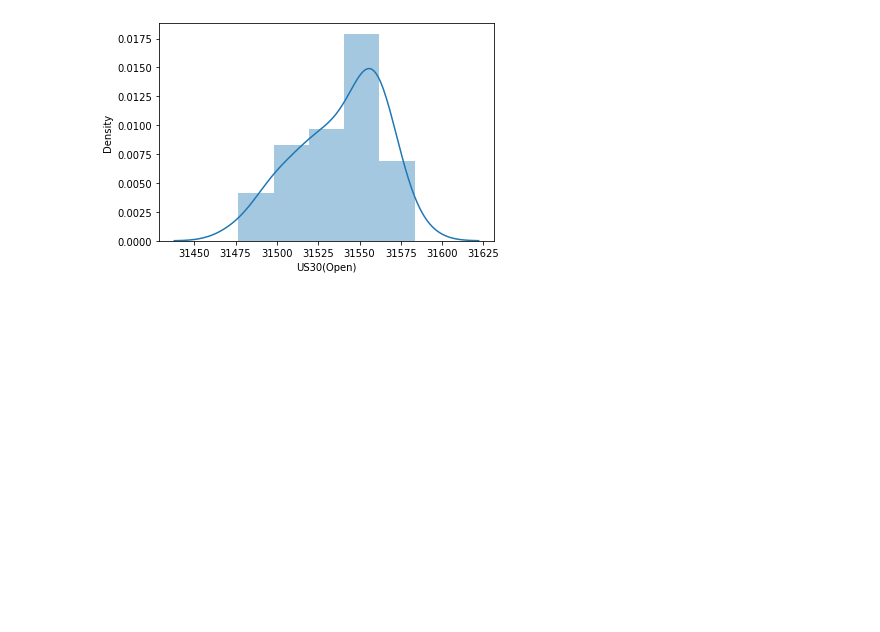
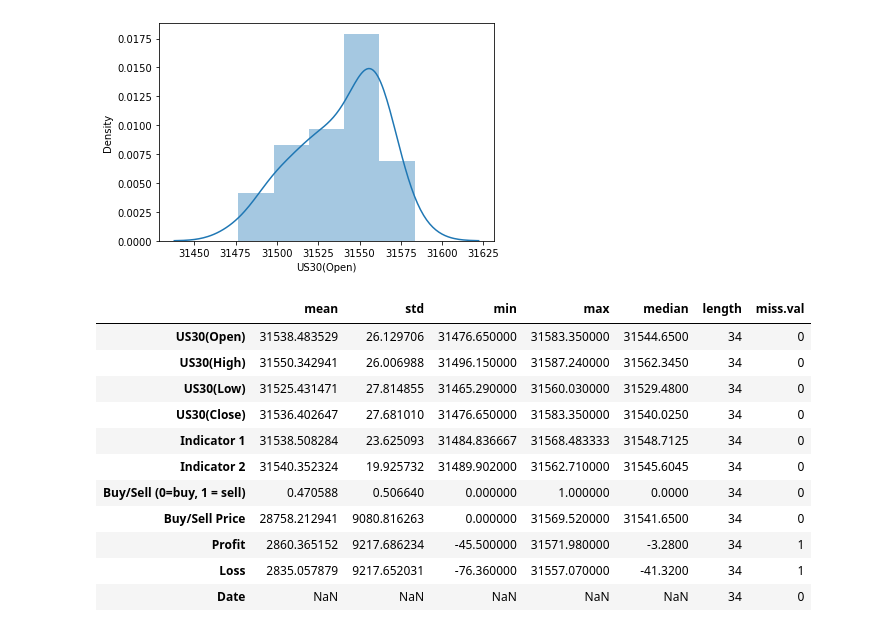
Before and after one commit to Mahmoudsabry3/Notebooks, a Jupyter notebook: Pipeline.ipynb, the cells around one changed output. Drawn from its saved outputs; the diff is of its cells as text; code cells hidden in the pictures; blank space fills up the shorter version.

```diff
--- a/Pipeline.ipynb
+++ b/Pipeline.ipynb
@@ -47,0 +50,25 @@ sns.distplot(df['US30(Open)'],kde=True);
+# %%
+median = df.median()
+length = df.isna().sum() + df.count()
+miss_val= df.isna().sum()
+# %%
+df2 = pd.concat([median,length,miss_val], axis=1,ignore_index= False)
+# %%
+df_final = pd.concat([dfmod,df2], axis=1,ignore_index= False,names=['sdds','dsddsds','0dds','dssdsds','sdkklks','sdsdsd'])
+# %%
+df_final.rename(columns= {0:'median',1:'length',2:'miss.val'},inplace=True)
+# %%
+df_final
+# %% [output]
+|  | mean | std | min | max | median | length | miss.val |
+| US30(Open) | 31538.483529 | 26.129706 | 31476.650000 | 31583.350000 | 31544.6500 | 34 | 0 |
+| US30(High) | 31550.342941 | 26.006988 | 31496.150000 | 31587.240000 | 31562.3450 | 34 | 0 |
+| US30(Low) | 31525.431471 | 27.814855 | 31465.290000 | 31560.030000 | 31529.4800 | 34 | 0 |
+| US30(Close) | 31536.402647 | 27.681010 | 31476.650000 | 31583.350000 | 31540.0250 | 34 | 0 |
+| Indicator 1 | 31538.508284 | 23.625093 | 31484.836667 | 31568.483333 | 31548.7125 | 34 | 0 |
+| Indicator 2 | 31540.352324 | 19.925732 | 31489.902000 | 31562.710000 | 31545.6045 | 34 | 0 |
+| Buy/Sell (0=buy, 1 = sell) | 0.470588 | 0.506640 | 0.000000 | 1.000000 | 0.0000 | 34 | 0 |
+| Buy/Sell Price | 28758.212941 | 9080.816263 | 0.000000 | 31569.520000 | 31541.6500 | 34 | 0 |
+| Profit | 2860.365152 | 9217.686234 | -45.500000 | 31571.980000 | -3.2800 | 34 | 1 |
+| Loss | 2835.057879 | 9217.652031 | -76.360000 | 31557.070000 | -41.3200 | 34 | 1 |
+| Date | NaN | NaN | NaN | NaN | NaN | 34 | 0 |
```
Also changed, not shown: parts of 1 cell of this notebook.
